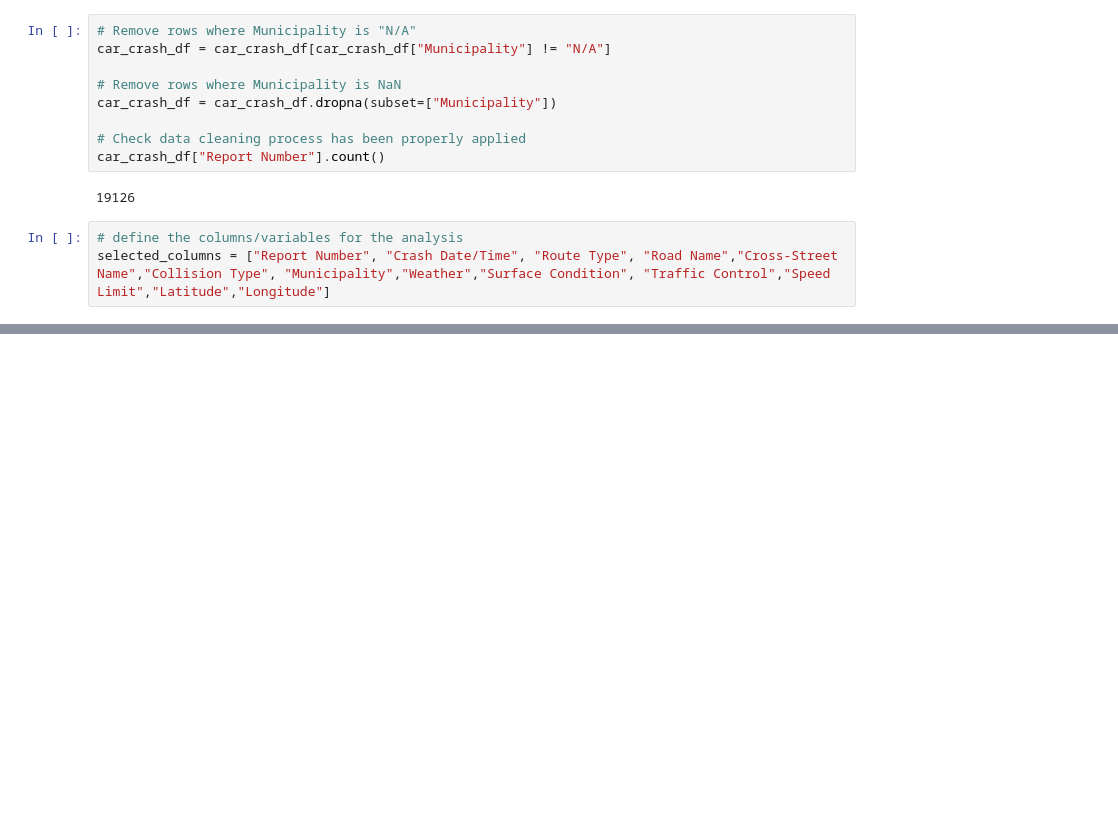
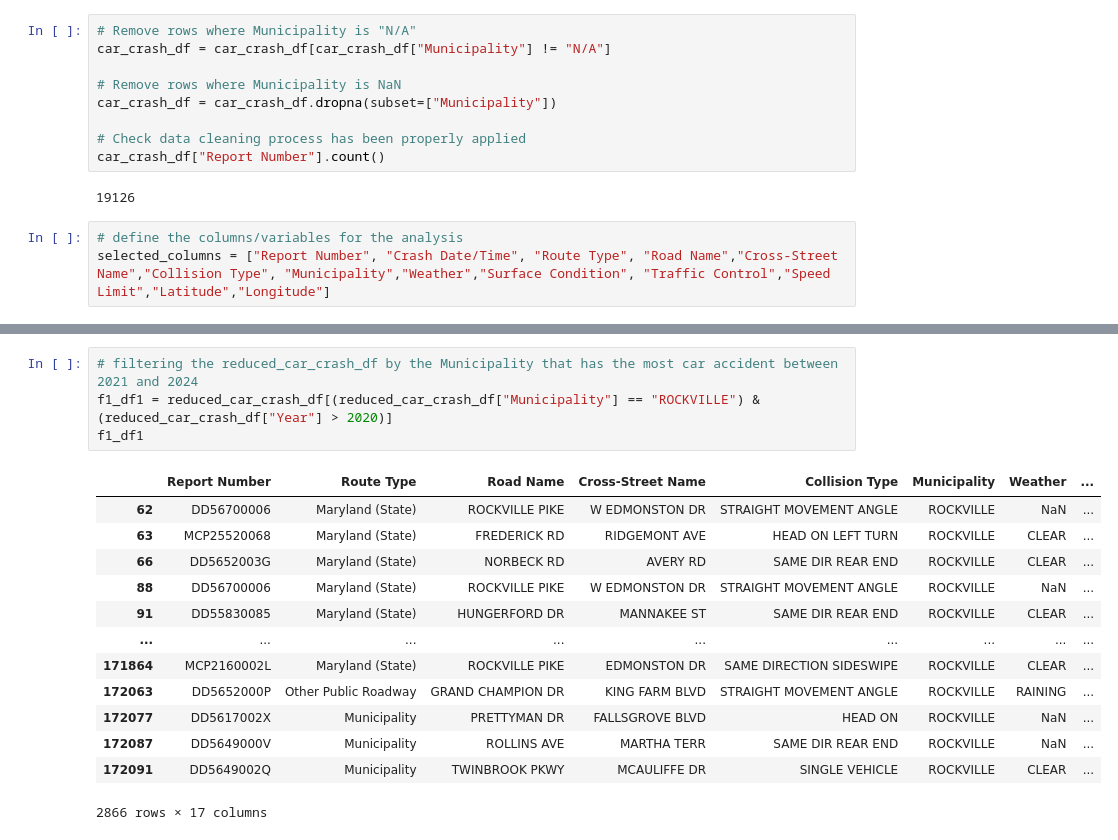
Before and after one commit to Sunjy0827/Columbia_Engineering_Data_Analytics_Project_1, a Jupyter notebook: Project I.ipynb, the cells around one changed output, grey strips where cells are left out. Drawn from its saved outputs; the diff is of its cells as text; blank space fills up the shorter version.

```diff
--- a/Project I.ipynb
+++ b/Project I.ipynb
@@ -85,0 +128,18 @@ reduced_car_crash_df.head()
+# %%
+# filtering the reduced_car_crash_df by the Municipality that has the most car accident between 2021 and 2024
+f1_df1 = reduced_car_crash_df[(reduced_car_crash_df["Municipality"] == "ROCKVILLE") & (reduced_car_crash_df["Year"] > 2020)]
+f1_df1
+# %% [output]
+|  | Report Number | Route Type | Road Name | Cross-Street Name | Collision Type | Municipality | Weather | ... |
+| 62 | DD56700006 | Maryland (State) | ROCKVILLE PIKE | W EDMONSTON DR | STRAIGHT MOVEMENT ANGLE | ROCKVILLE | NaN | ... |
+| 63 | MCP25520068 | Maryland (State) | FREDERICK RD | RIDGEMONT AVE | HEAD ON LEFT TURN | ROCKVILLE | CLEAR | ... |
+| 66 | DD5652003G | Maryland (State) | NORBECK RD | AVERY RD | SAME DIR REAR END | ROCKVILLE | CLEAR | ... |
+| 88 | DD56700006 | Maryland (State) | ROCKVILLE PIKE | W EDMONSTON DR | STRAIGHT MOVEMENT ANGLE | ROCKVILLE | NaN | ... |
+| 91 | DD55830085 | Maryland (State) | HUNGERFORD DR | MANNAKEE ST | SAME DIR REAR END | ROCKVILLE | CLEAR | ... |
+| ... | ... | ... | ... | ... | ... | ... | ... | ... |
+| 171864 | MCP2160002L | Maryland (State) | ROCKVILLE PIKE | EDMONSTON DR | SAME DIRECTION SIDESWIPE | ROCKVILLE | CLEAR | ... |
+| 172063 | DD5652000P | Other Public Roadway | GRAND CHAMPION DR | KING FARM BLVD | STRAIGHT MOVEMENT ANGLE | ROCKVILLE | RAINING | ... |
+| 172077 | DD5617002X | Municipality | PRETTYMAN DR | FALLSGROVE BLVD | HEAD ON | ROCKVILLE | NaN | ... |
+| 172087 | DD5649000V | Municipality | ROLLINS AVE | MARTHA TERR | SAME DIR REAR END | ROCKVILLE | NaN | ... |
+| 172091 | DD5649002Q | Municipality | TWINBROOK PKWY | MCAULIFFE DR | SINGLE VEHICLE | ROCKVILLE | CLEAR | ... |
+2866 rows × 17 columns
```
Also changed, not shown: parts of 22 cells of this notebook.
